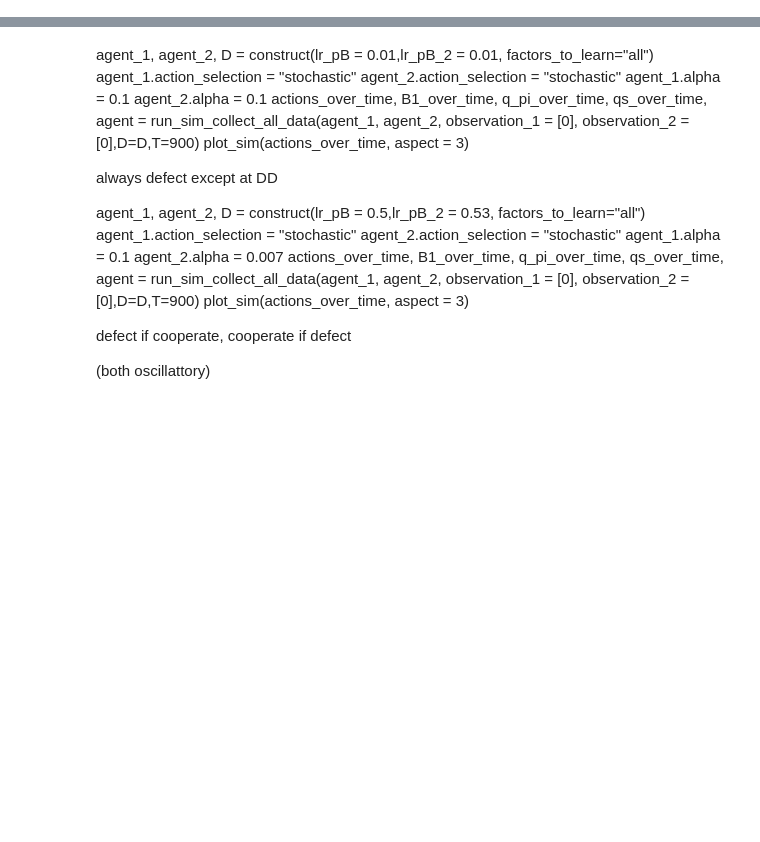
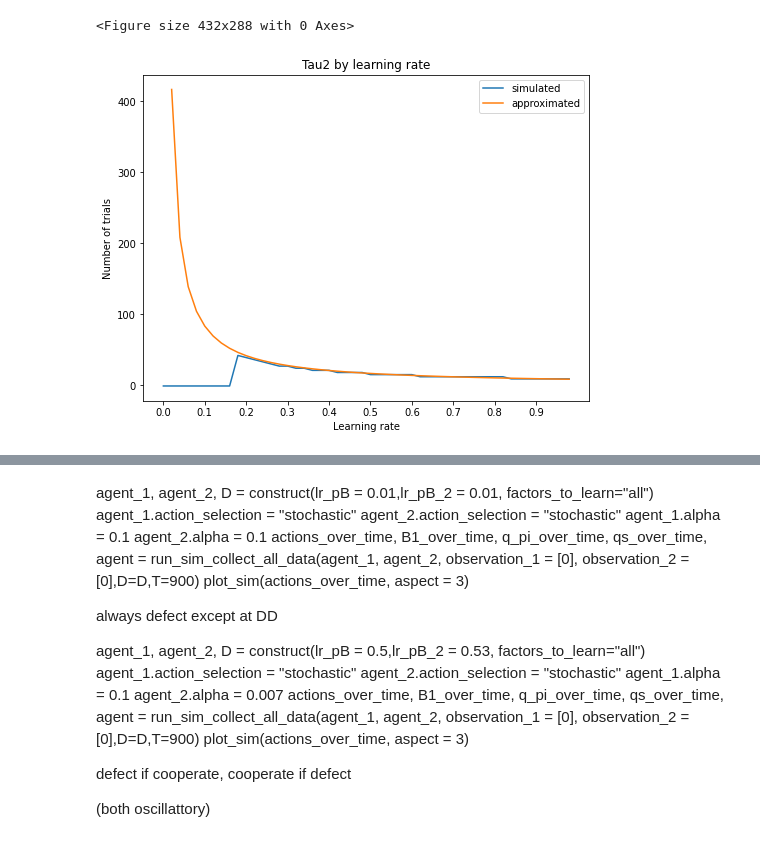
Before and after one commit to daphnedemekas/network-actinf, a Jupyter notebook: prisoners_dilemma/dual_agent_results/final_results.ipynb, the cells around one changed output, grey strips where cells are left out. Drawn from its saved outputs; the diff is of its cells as text; code cells hidden in the pictures; blank space fills up the shorter version.

```diff
--- a/prisoners_dilemma/dual_agent_results/final_results.ipynb
+++ b/prisoners_dilemma/dual_agent_results/final_results.ipynb
@@ -52,0 +215,5 @@ plot_sim(actions_over_time, aspect = 3)
+# %%
+plot_tau2_real_and_approximate(tau2_by_lr_array,approx_tau2s)
+# %% [output]
+<Figure size 432x288 with 0 Axes>
+[figure, added]
```
Also changed, not shown: parts of 33 cells of this notebook, 7 other files.
